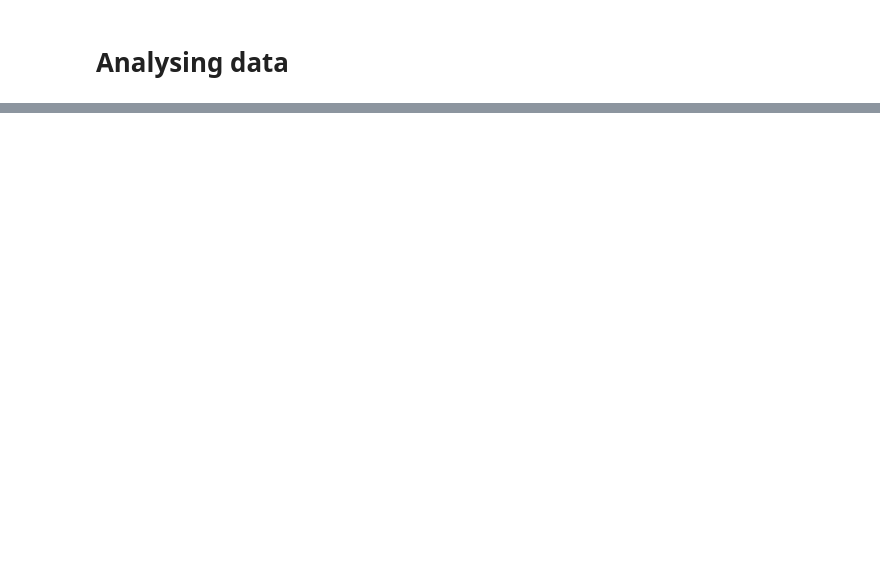
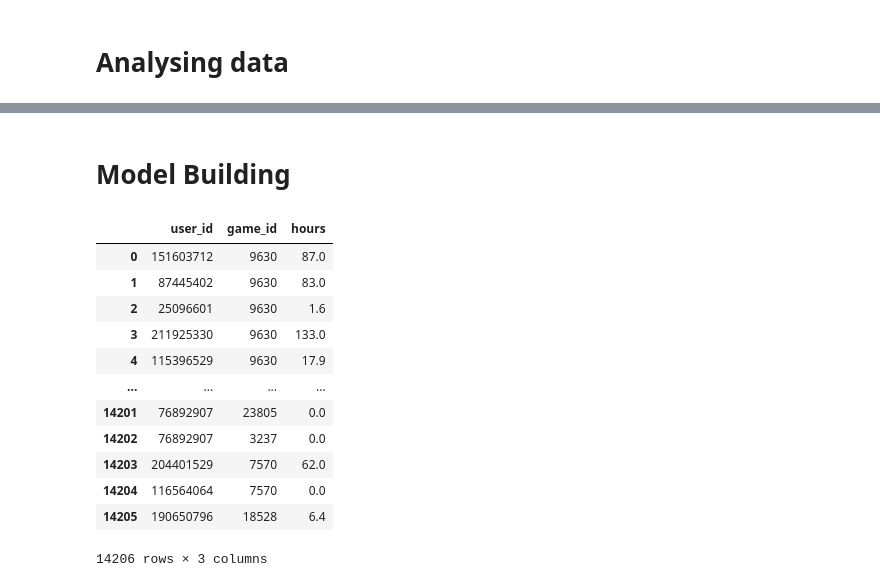
Before and after one commit to OmarEmad313/video-game-recommendation, a Jupyter notebook: video game recommendation with explicit rating/Video game recommendation with explicit data.ipynb, the cells around one changed output, grey strips where cells are left out. Cells and saved outputs as stored; diff of their text form; code cells hidden in the pictures; blank space fills up the shorter version.

Commit message:
Model implemention

```diff
--- a/video game recommendation with explicit rating/Video game recommendation with explicit data.ipynb
+++ b/video game recommendation with explicit rating/Video game recommendation with explicit data.ipynb
@@ -443,0 +490,2 @@ df["hours"].value_counts()
+# %% [markdown]
+# Model Building
@@ -443,0 +495,16 @@ df["hours"].value_counts()
+# %%
+display(dfUsers)
+# %% [output]
+|  | user_id | game_id | hours |
+| 0 | 151603712 | 9630 | 87.0 |
+| 1 | 87445402 | 9630 | 83.0 |
+| 2 | 25096601 | 9630 | 1.6 |
+| 3 | 211925330 | 9630 | 133.0 |
+| 4 | 115396529 | 9630 | 17.9 |
+| ... | ... | ... | ... |
+| 14201 | 76892907 | 23805 | 0.0 |
+| 14202 | 76892907 | 3237 | 0.0 |
+| 14203 | 204401529 | 7570 | 62.0 |
+| 14204 | 116564064 | 7570 | 0.0 |
+| 14205 | 190650796 | 18528 | 6.4 |
+14206 rows × 3 columns
```
Also changed, not shown: parts of 25 cells of this notebook, 4 other files.
